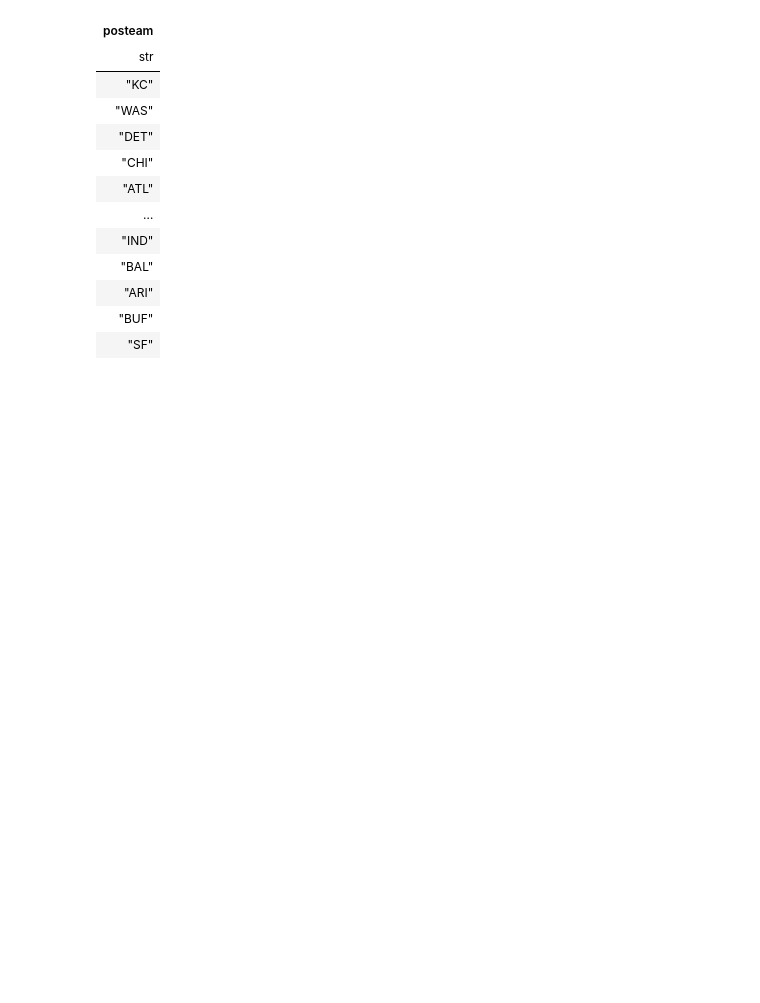
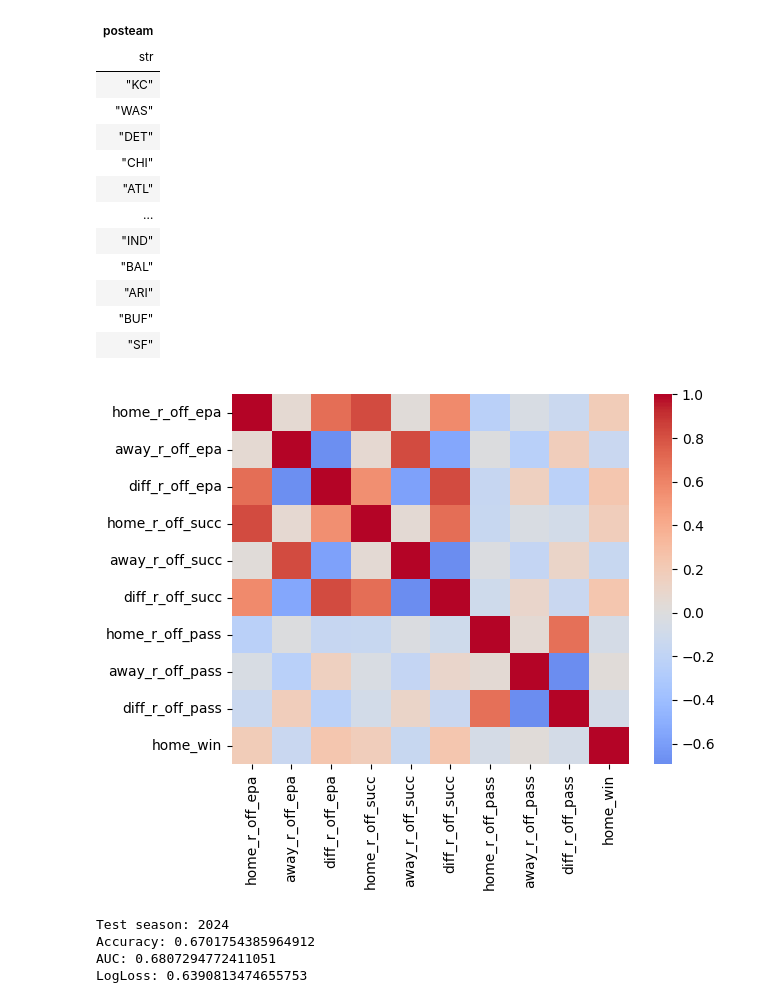
Before and after one commit to DanielHKob/ML, a Jupyter notebook: nflread.ipynb, the cells around one changed output. Drawn from its saved outputs; the diff is of its cells as text; code cells hidden in the pictures; blank space fills up the shorter version.

```diff
--- a/nflread.ipynb
+++ b/nflread.ipynb
@@ -196,0 +235,21 @@ team_game = team_game.filter(
+# %%
+# feature extraction
+
+FEATURES = [
+    "home_r_off_epa", "away_r_off_epa", "diff_r_off_epa",
+    "home_r_off_succ", "away_r_off_succ", "diff_r_off_succ",
+    "home_r_off_pass","away_r_off_pass", "diff_r_off_pass"
+]
+
+TARGET = "home_win"
+# %%
+# Visual correlation matrix comparision
+import seaborn as sns
+import matplotlib.pyplot as plt
+
+corr = df[FEATURES + [TARGET]].corr()
+
+sns.heatmap(corr, cmap="coolwarm",center=0)
+plt.show()
+# %% [output]
+[figure, added]
@@ -196,0 +273,15 @@ team_game = team_game.filter(
+# %%
+model.fit(X_train, y_train)
+
+proba = model.predict_proba(X_test)[:, 1]
+pred = (proba >= 0.5).astype(int)
+
+print("Test season:", test_season)
+print("Accuracy:", accuracy_score(y_test, pred))
+print("AUC:", roc_auc_score(y_test, proba))
+print("LogLoss:", log_loss(y_test, proba))
+# %% [output]
+Test season: 2024
+Accuracy: 0.6701754385964912
+AUC: 0.6807294772411051
+LogLoss: 0.6390813474655753
```
Also changed, not shown: parts of 6 cells of this notebook.
